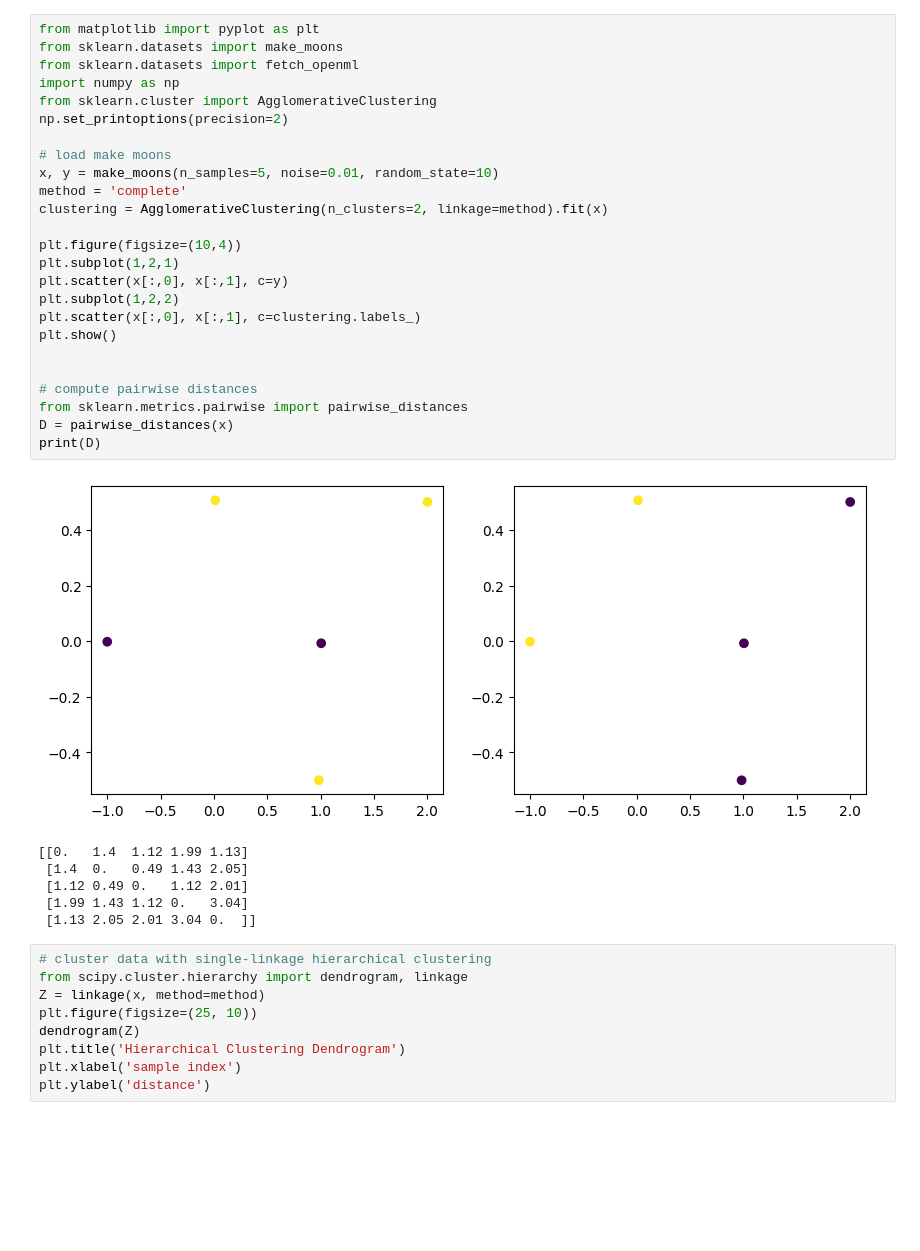
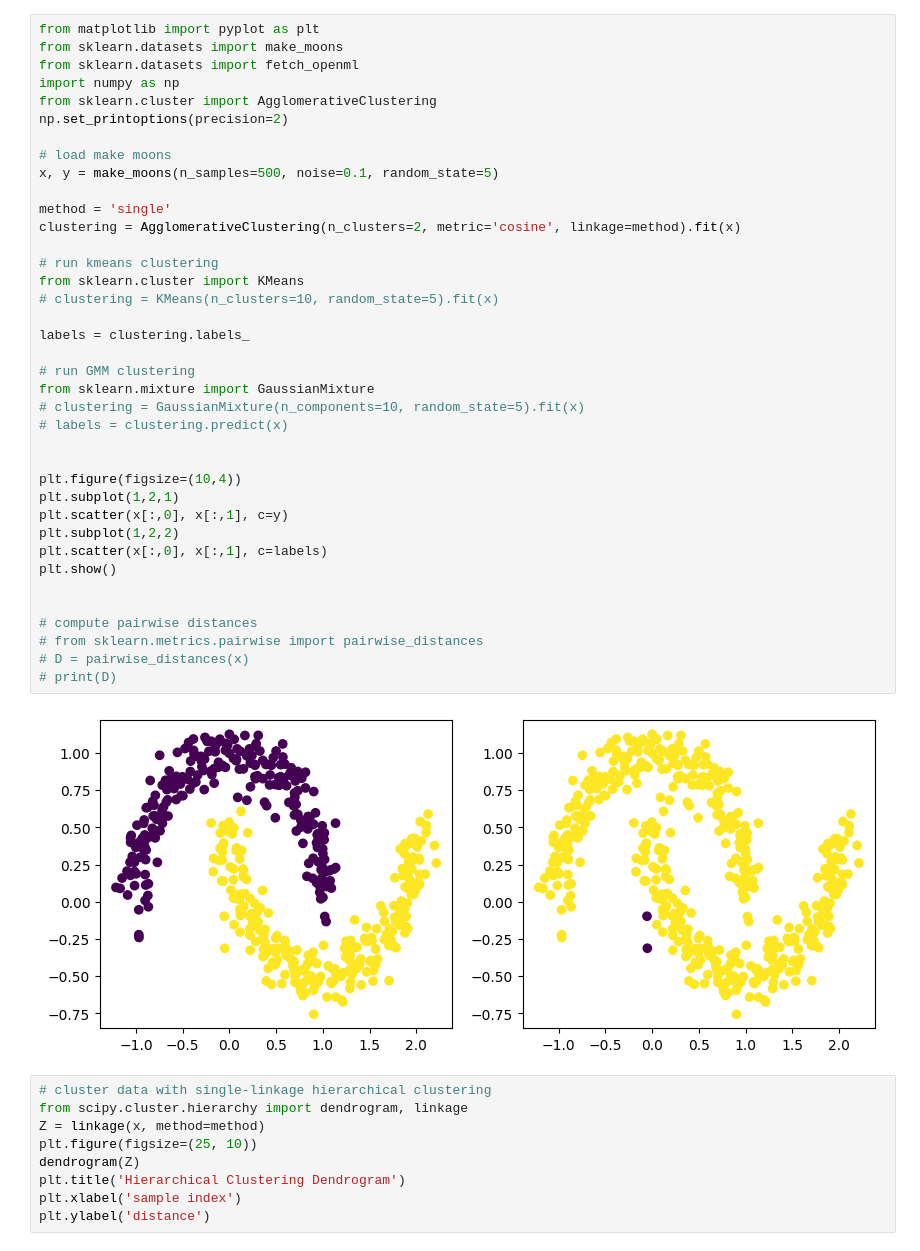
Before and after one commit to unica-ml/ml, a Jupyter notebook: notebooks/lab-clustering.ipynb, the cells around one changed output. Drawn from its saved outputs; the diff is of its cells as text; blank space fills up the shorter version.

```diff
--- a/notebooks/lab-clustering.ipynb
+++ b/notebooks/lab-clustering.ipynb
@@ -3,35 +3,43 @@
 # %%
 from matplotlib import pyplot as plt
 from sklearn.datasets import make_moons
 from sklearn.datasets import fetch_openml
 import numpy as np
 from sklearn.cluster import AgglomerativeClustering
 np.set_printoptions(precision=2)
 
 # load make moons
-x, y = make_moons(n_samples=5, noise=0.01, random_state=10)
-method = 'complete'
-clustering = AgglomerativeClustering(n_clusters=2, linkage=method).fit(x)
+x, y = make_moons(n_samples=500, noise=0.1, random_state=5)
+
+method = 'single'
+clustering = AgglomerativeClustering(n_clusters=2, metric='cosine', linkage=method).fit(x)
+
+# run kmeans clustering
+from sklearn.cluster import KMeans
+# clustering = KMeans(n_clusters=10, random_state=5).fit(x)
+
+labels = clustering.labels_
+
+# run GMM clustering
+from sklearn.mixture import GaussianMixture
+# clustering = GaussianMixture(n_components=10, random_state=5).fit(x)
+# labels = clustering.predict(x)
+
 
 plt.figure(figsize=(10,4))
 plt.subplot(1,2,1)
 plt.scatter(x[:,0], x[:,1], c=y)
 plt.subplot(1,2,2)
-plt.scatter(x[:,0], x[:,1], c=clustering.labels_)
+plt.scatter(x[:,0], x[:,1], c=labels)
 plt.show()
 
 
 # compute pairwise distances
-from sklearn.metrics.pairwise import pairwise_distances
-D = pairwise_distances(x)
-print(D)
+# from sklearn.metrics.pairwise import pairwise_distances
+# D = pairwise_distances(x)
+# print(D)
 # %% [output]
-[figure, old version]
+[figure, new version]
-[[0.   1.4  1.12 1.99 1.13]
- [1.4  0.   0.49 1.43 2.05]
- [1.12 0.49 0.   1.12 2.01]
- [1.99 1.43 1.12 0.   3.04]
- [1.13 2.05 2.01 3.04 0.  ]]
 # %%
 # cluster data with single-linkage hierarchical clustering
 from scipy.cluster.hierarchy import dendrogram, linkage
```
Also changed, not shown: parts of 3 cells of this notebook.
